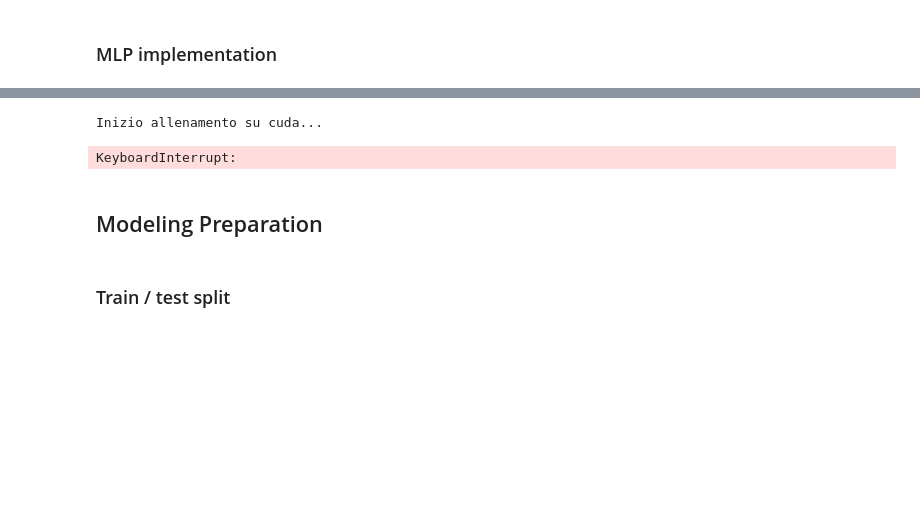
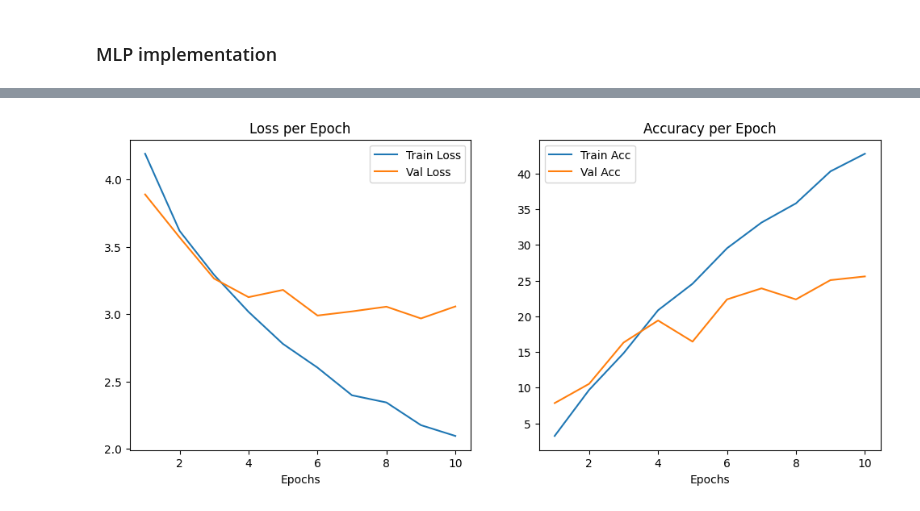
Before and after one commit to Tuco711/AML_Butterfly, a Jupyter notebook: TP1-students.ipynb, the cells around one changed output, grey strips where cells are left out. Saved outputs shown, nothing was run; the diff lists cells and outputs as text; code cells hidden in the pictures; blank space fills up the shorter version.

Commit message:
Trainign working and comments

```diff
--- a/TP1-students.ipynb
+++ b/TP1-students.ipynb
@@ -400,0 +458,21 @@ Specie 73: present 1 times
+# %%
+from sklearn.model_selection import train_test_split
+
+# 1.First we split the data into training/validation (85%) and test (15%)
+train_val_df, test_df = train_test_split(
+    df,
+    test_size=0.15,
+    random_state=42,
+    stratify=df['label']
+)
+
+# 2. Then, we split the remaining data between training and validation
+# 0.176 aprox represents 15% of the original total (0.15 / 0.85)
+train_df, val_df = train_test_split(
+    train_val_df,
+    test_size=0.176,
+    random_state=42,
+    stratify=train_val_df['label']
+)
+
+print(f"Training: {len(train_df)} | Validation: {len(val_df)} | Test: {len(test_df)}")
@@ -407,8 +586,15 @@ import torch.nn.functional as F
 
 class ButterflyMLP(nn.Module):
     def __init__(self, input_size, hidden_size, num_classes):
+        """MLP class for butterfly classification.
+        Args:
+            input_size: number of input features (e.g., 3*64*64 for 64x64 RGB images)
+            hidden_size: list of integers specifying the number of neurons in each hidden layer
+            num_classes: number of output classes (butterfly species)"""
+
         super(ButterflyMLP, self).__init__()
 
+        self.name = "Multilayer Perceptron"
         self.flatten = nn.Flatten()
         self.layers = nn.ModuleList()
         self.activations = nn.ModuleList()
@@ -480,7 +644,17 @@ def train_model(model, train_loader, criterion, optimizer, device, num_epochs=10
 # %%
 import torch.optim as optim
 
-train_loader = data.DataLoader(dataset, batch_size=32, sampler=sampler)
+#* Sampler
+sampler = create_weighted_sampler(train_df, label_col='label')
+
+#* DataLoaders
+# Training
+train_dataset = ButterflyDataset(df=train_df, img_dir=img_dir, transform=data_transform)
+train_loader = data.DataLoader(train_dataset, batch_size=32, sampler=sampler)
+
+# Validation
+val_dataset = ButterflyDataset(df=val_df, img_dir=img_dir, transform=data_transform)
+val_loader = data.DataLoader(val_dataset, batch_size=32, shuffle=False)
 
 #* Model parameters
 input_size = 3 * IMAGE_SIZE * IMAGE_SIZE
@@ -493,5 +667,6 @@ criterion = nn.CrossEntropyLoss()
 optimizer = optim.Adam(model.parameters(), lr=0.001)
 num_epochs = 10
 
-train_model(model, train_loader, criterion, optimizer, device, num_epochs=num_epochs)
+history = train_model(model, train_loader, val_loader, criterion, optimizer, device, num_epochs=num_epochs)
+plot_results(history)
 # %% [output]
@@ -515,27 +685 @@ Epoch [10/10], Loss: 2.0259, Accuracy: 44.0854
+[figure, added]
-# %%
-# Training parameters
-num_epochs = 10
-print(f"Inizio allenamento su {device}...")
-
-# Lists for saving results and plotting later
-history = {'loss': [], 'acc': []}
-
-for epoch in range(num_epochs):
-    # CHIAMATA ALLA FUNZIONE train_model che abbiamo scritto prima
-    loss, acc = train_model(model, train_loader, criterion, optimizer, device)
-
-    # Salviamo i risultati
-    history['loss'].append(loss)
-    history['acc'].append(acc)
-
-    # Stampiamo i progressi
-    print(f"Epoch [{epoch+1}/{num_epochs}] -> Loss: {loss:.4f} | Accuracy: {acc:.2f}%")
-
-print("--- Training Finito! ---")
-# %% [output]
-Inizio allenamento su cuda...
-KeyboardInterrupt:
-# %% [markdown]
-## Modeling Preparation
-# %% [markdown]
-### Train / test split
```
Also changed, not shown: parts of 28 cells of this notebook.
